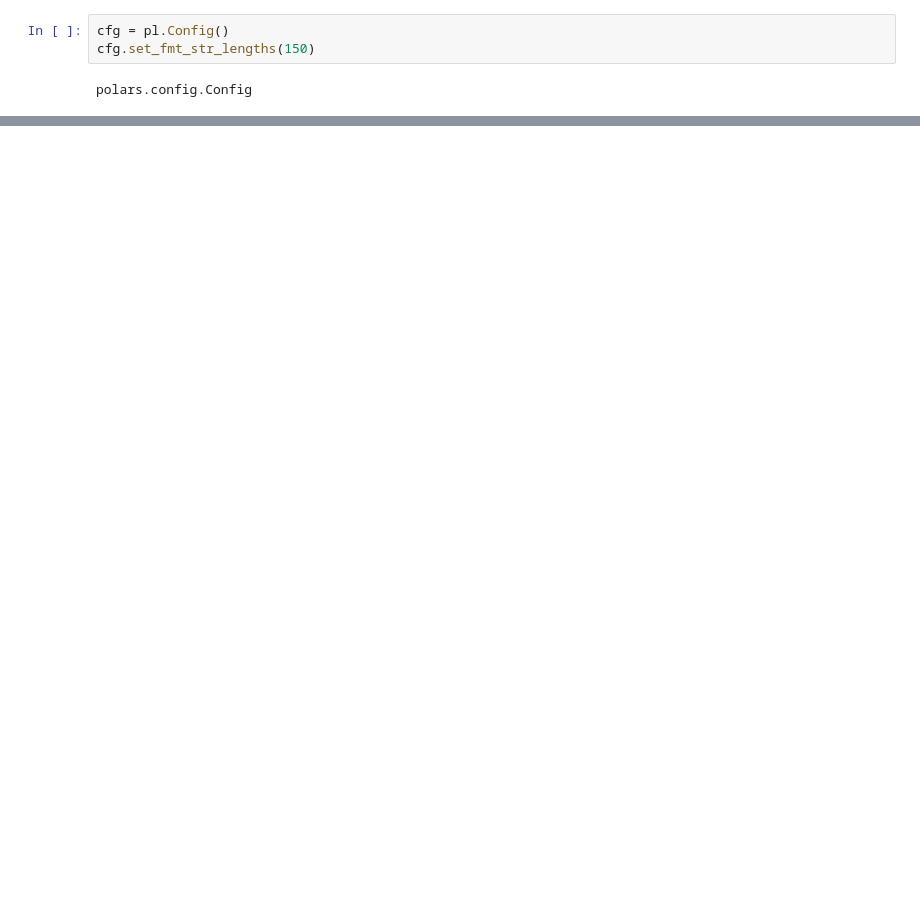
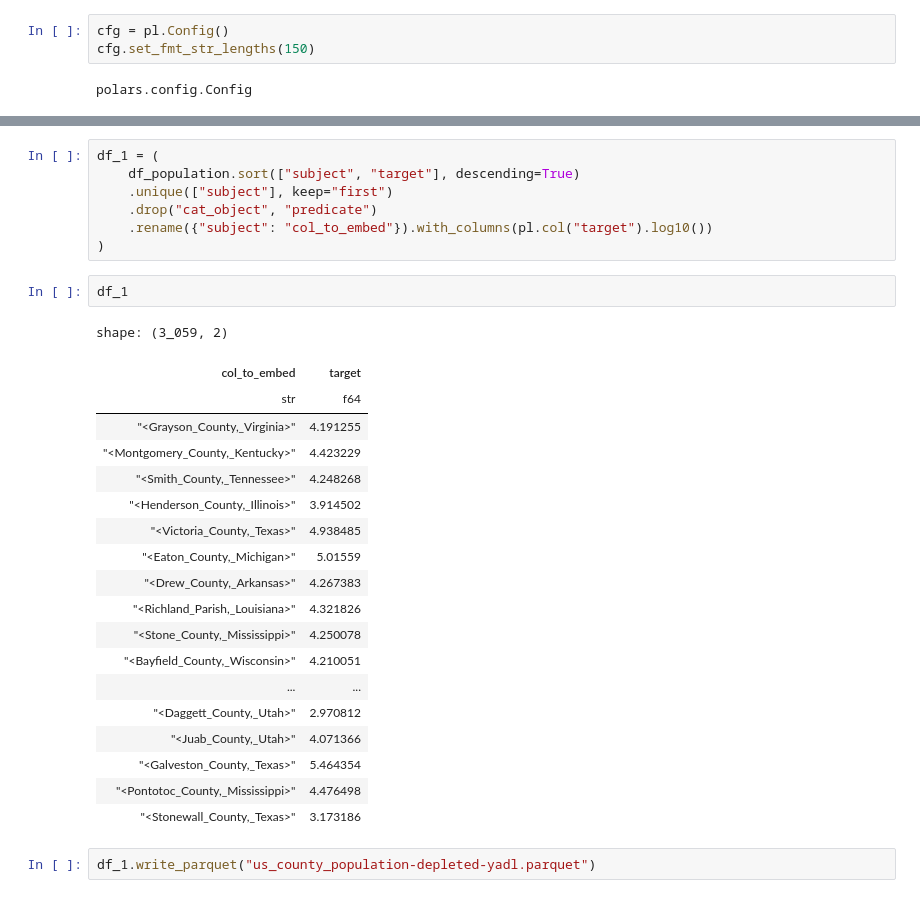
Before and after one commit to rcap107/YADL, a Jupyter notebook: notebooks/Refactor YADL preparation.ipynb, the cells around one changed output, grey strips where cells are left out. Drawn from its saved outputs; the diff is of its cells as text; blank space fills up the shorter version.

```diff
--- a/notebooks/Refactor YADL preparation.ipynb
+++ b/notebooks/Refactor YADL preparation.ipynb
@@ -78,0 +323,31 @@ shape: (1_015, 5)
+# %%
+df_1 = (
+    df_population.sort(["subject", "target"], descending=True)
+    .unique(["subject"], keep="first")
+    .drop("cat_object", "predicate")
+    .rename({"subject": "col_to_embed"}).with_columns(pl.col("target").log10())
+)
+# %%
+df_1
+# %% [output]
+shape: (3_059, 2)
+| col_to_embed | target |
+| str | f64 |
+| "<Grayson_County,_Virginia>" | 4.191255 |
+| "<Montgomery_County,_Kentucky>" | 4.423229 |
+| "<Smith_County,_Tennessee>" | 4.248268 |
+| "<Henderson_County,_Illinois>" | 3.914502 |
+| "<Victoria_County,_Texas>" | 4.938485 |
+| "<Eaton_County,_Michigan>" | 5.01559 |
+| "<Drew_County,_Arkansas>" | 4.267383 |
+| "<Richland_Parish,_Louisiana>" | 4.321826 |
+| "<Stone_County,_Mississippi>" | 4.250078 |
+| "<Bayfield_County,_Wisconsin>" | 4.210051 |
+| ... | ... |
+| "<Daggett_County,_Utah>" | 2.970812 |
+| "<Juab_County,_Utah>" | 4.071366 |
+| "<Galveston_County,_Texas>" | 5.464354 |
+| "<Pontotoc_County,_Mississippi>" | 4.476498 |
+| "<Stonewall_County,_Texas>" | 3.173186 |
+# %%
+df_1.write_parquet("us_county_population-depleted-yadl.parquet")
```
Also changed, not shown: parts of 32 cells of this notebook, 2 other files.
